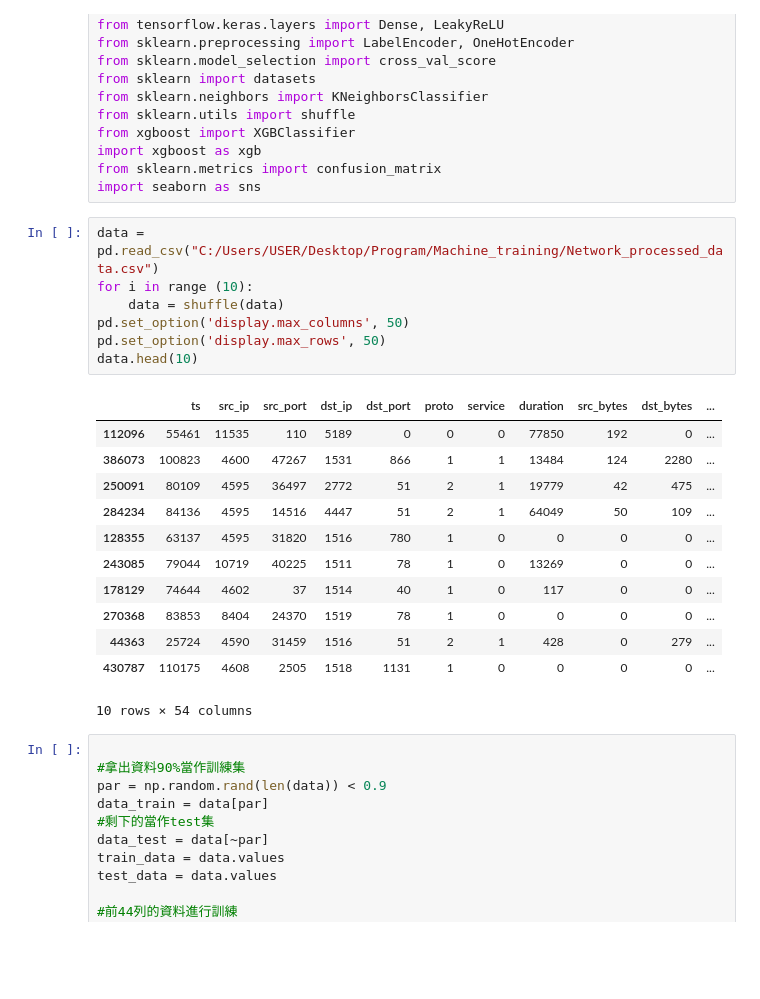
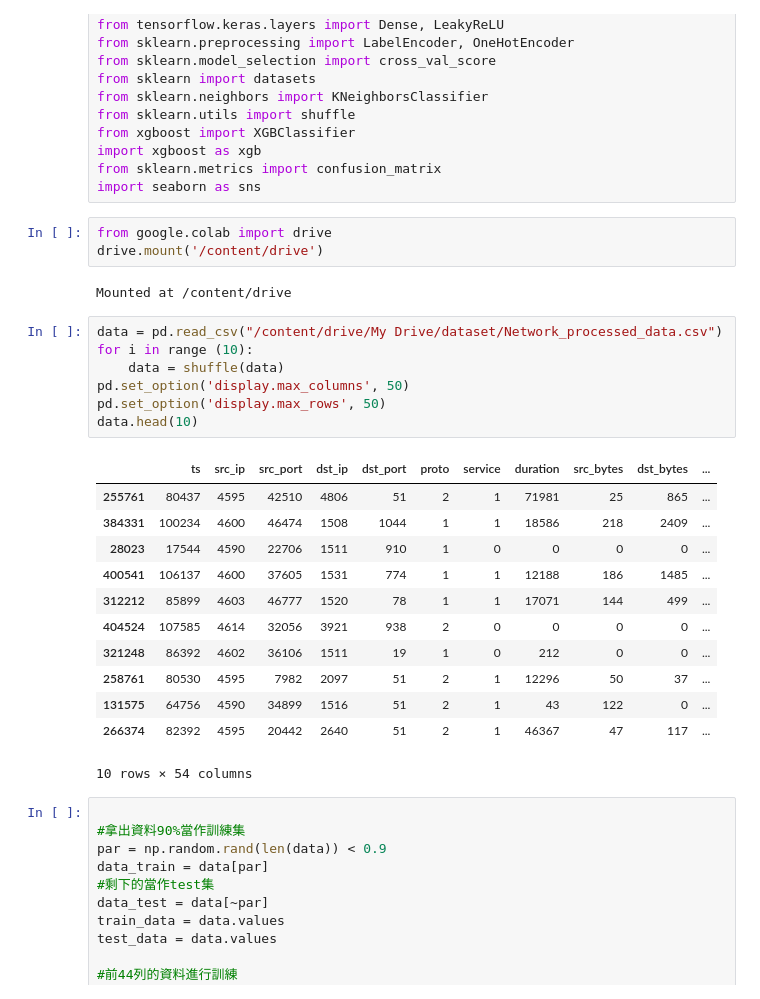
Before and after one commit to allankizgzz/Machine_training, a Jupyter notebook: XgbNetwork.ipynb, the cells around one changed output. Cells and saved outputs as stored; diff of their text form; blank space fills up the shorter version.

```diff
--- a/XgbNetwork.ipynb
+++ b/XgbNetwork.ipynb
@@ -19,25 +19,30 @@ from xgboost import XGBClassifier
 import xgboost as xgb
 from sklearn.metrics import confusion_matrix
 import seaborn as sns
+# %%
+from google.colab import drive
+drive.mount('/content/drive')
+# %% [output]
+Mounted at /content/drive
 # %%
-data = pd.read_csv("C:/Users/USER/Desktop/Program/Machine_training/Network_processed_data.csv")
+data = pd.read_csv("/content/drive/My Drive/dataset/Network_processed_data.csv")
 for i in range (10):
     data = shuffle(data)
 pd.set_option('display.max_columns', 50)
 pd.set_option('display.max_rows', 50)
 data.head(10)
 # %% [output]
 |  | ts | src_ip | src_port | dst_ip | dst_port | proto | service | duration | src_bytes | dst_bytes | ... |
-| 112096 | 55461 | 11535 | 110 | 5189 | 0 | 0 | 0 | 77850 | 192 | 0 | ... |
-| 386073 | 100823 | 4600 | 47267 | 1531 | 866 | 1 | 1 | 13484 | 124 | 2280 | ... |
-| 250091 | 80109 | 4595 | 36497 | 2772 | 51 | 2 | 1 | 19779 | 42 | 475 | ... |
-| 284234 | 84136 | 4595 | 14516 | 4447 | 51 | 2 | 1 | 64049 | 50 | 109 | ... |
-| 128355 | 63137 | 4595 | 31820 | 1516 | 780 | 1 | 0 | 0 | 0 | 0 | ... |
-| 243085 | 79044 | 10719 | 40225 | 1511 | 78 | 1 | 0 | 13269 | 0 | 0 | ... |
-| 178129 | 74644 | 4602 | 37 | 1514 | 40 | 1 | 0 | 117 | 0 | 0 | ... |
-| 270368 | 83853 | 8404 | 24370 | 1519 | 78 | 1 | 0 | 0 | 0 | 0 | ... |
-| 44363 | 25724 | 4590 | 31459 | 1516 | 51 | 2 | 1 | 428 | 0 | 279 | ... |
-| 430787 | 110175 | 4608 | 2505 | 1518 | 1131 | 1 | 0 | 0 | 0 | 0 | ... |
+| 255761 | 80437 | 4595 | 42510 | 4806 | 51 | 2 | 1 | 71981 | 25 | 865 | ... |
+| 384331 | 100234 | 4600 | 46474 | 1508 | 1044 | 1 | 1 | 18586 | 218 | 2409 | ... |
+| 28023 | 17544 | 4590 | 22706 | 1511 | 910 | 1 | 0 | 0 | 0 | 0 | ... |
+| 400541 | 106137 | 4600 | 37605 | 1531 | 774 | 1 | 1 | 12188 | 186 | 1485 | ... |
+| 312212 | 85899 | 4603 | 46777 | 1520 | 78 | 1 | 1 | 17071 | 144 | 499 | ... |
+| 404524 | 107585 | 4614 | 32056 | 3921 | 938 | 2 | 0 | 0 | 0 | 0 | ... |
+| 321248 | 86392 | 4602 | 36106 | 1511 | 19 | 1 | 0 | 212 | 0 | 0 | ... |
+| 258761 | 80530 | 4595 | 7982 | 2097 | 51 | 2 | 1 | 12296 | 50 | 37 | ... |
+| 131575 | 64756 | 4590 | 34899 | 1516 | 51 | 2 | 1 | 43 | 122 | 0 | ... |
+| 266374 | 82392 | 4595 | 20442 | 2640 | 51 | 2 | 1 | 46367 | 47 | 117 | ... |
 10 rows × 54 columns
 # %%
 
```
Also changed, not shown: parts of 9 cells of this notebook, 2 other files.
